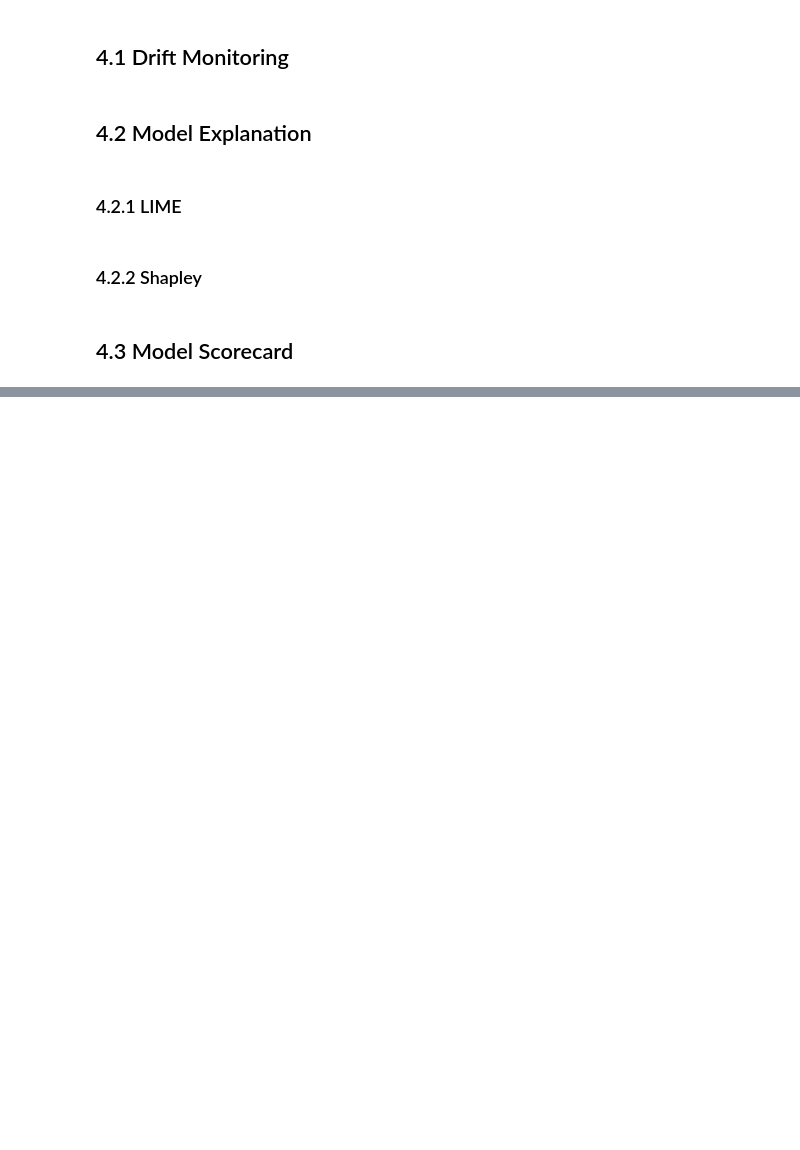
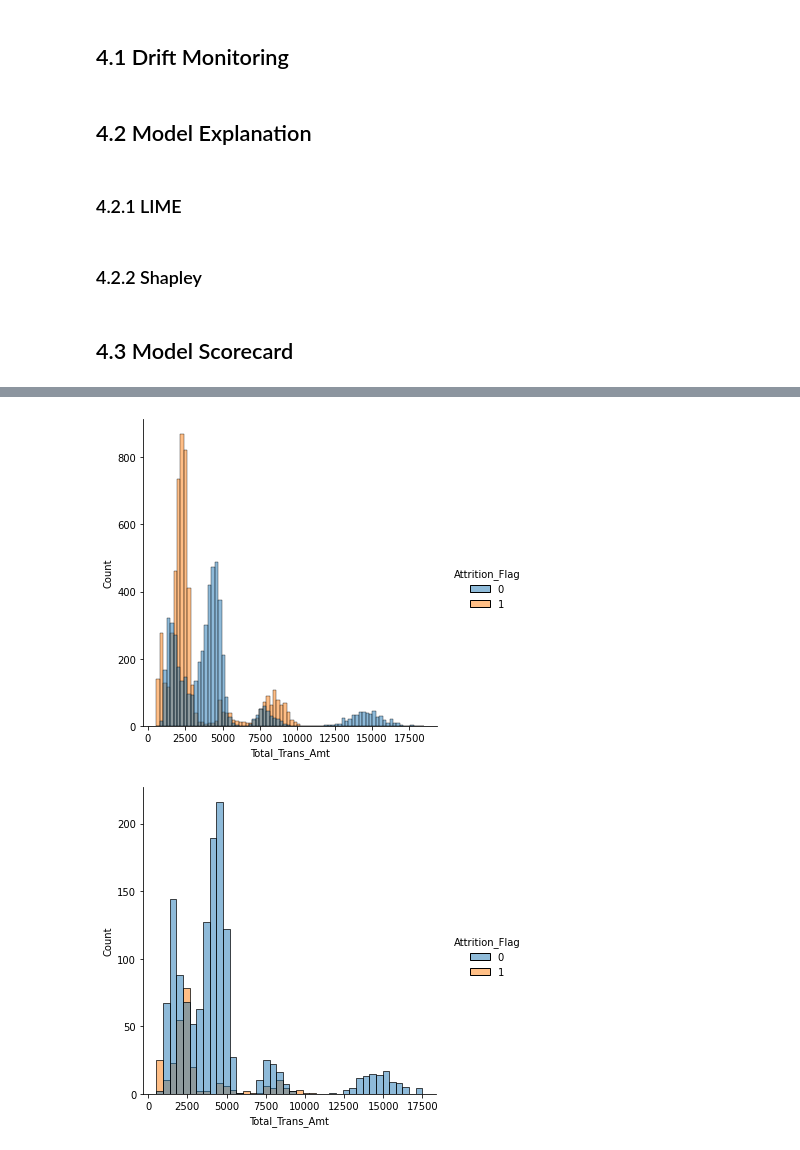
Before and after one commit to apollo-robin/customer-churn, a Jupyter notebook: Notebooks/4_ModelMonitoring.ipynb, the cells around one changed output, grey strips where cells are left out. Saved outputs shown, nothing was run; the diff lists cells and outputs as text; code cells hidden in the pictures; blank space fills up the shorter version.

```diff
--- a/Notebooks/4_ModelMonitoring.ipynb
+++ b/Notebooks/4_ModelMonitoring.ipynb
@@ -44,0 +119,9 @@ Pipeline(steps=[('pre',
+# %%
+sns.displot(x = X_train['Total_Trans_Amt'], hue = y_train)
+tran_amt_train = plot_to_str()
+
+sns.displot(x = X_test['Total_Trans_Amt'], hue = y_test)
+tran_amt_test = plot_to_str()
+# %% [output]
+[figure, added]
+[figure, added]
```
Also changed, not shown: parts of 29 cells of this notebook.
